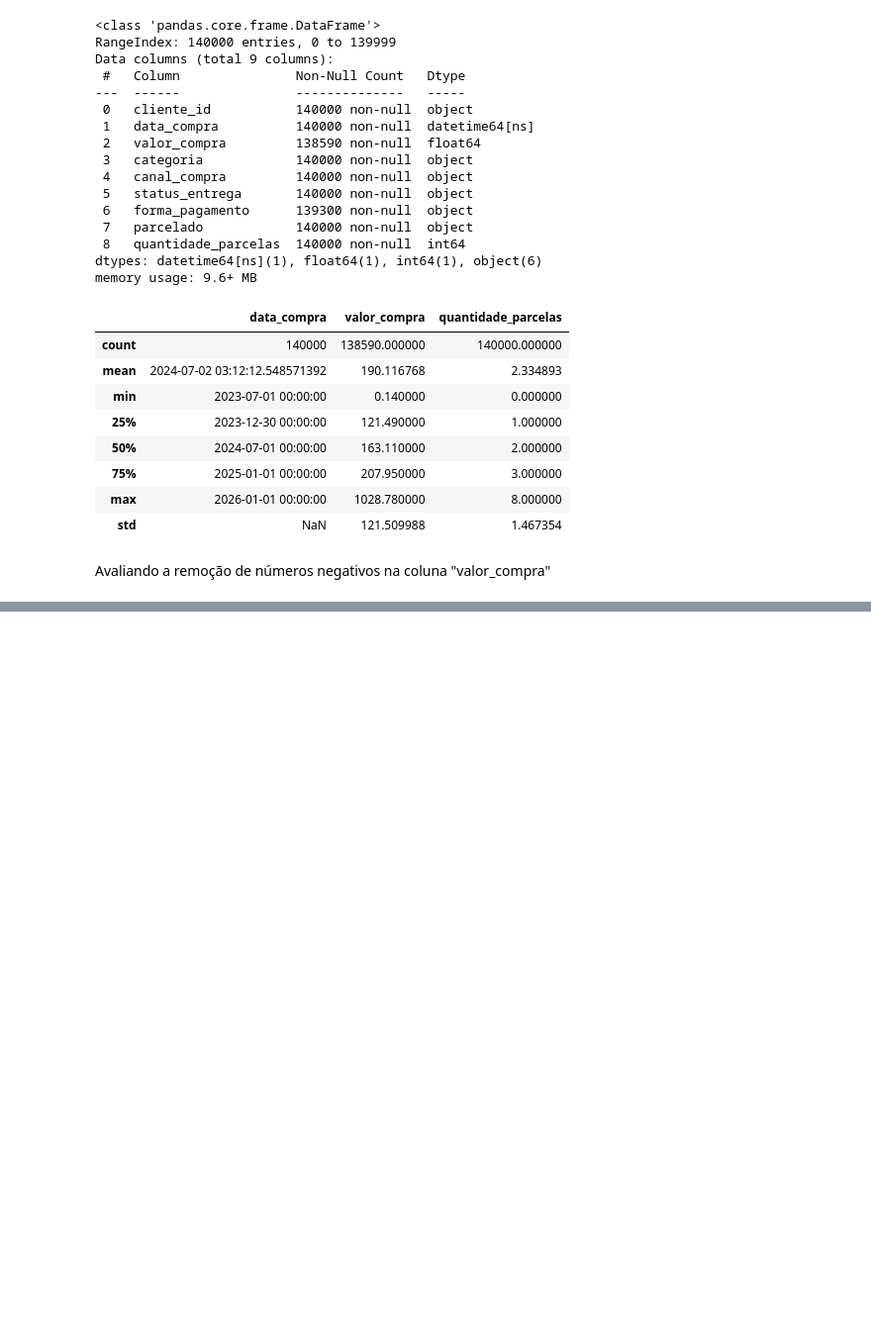
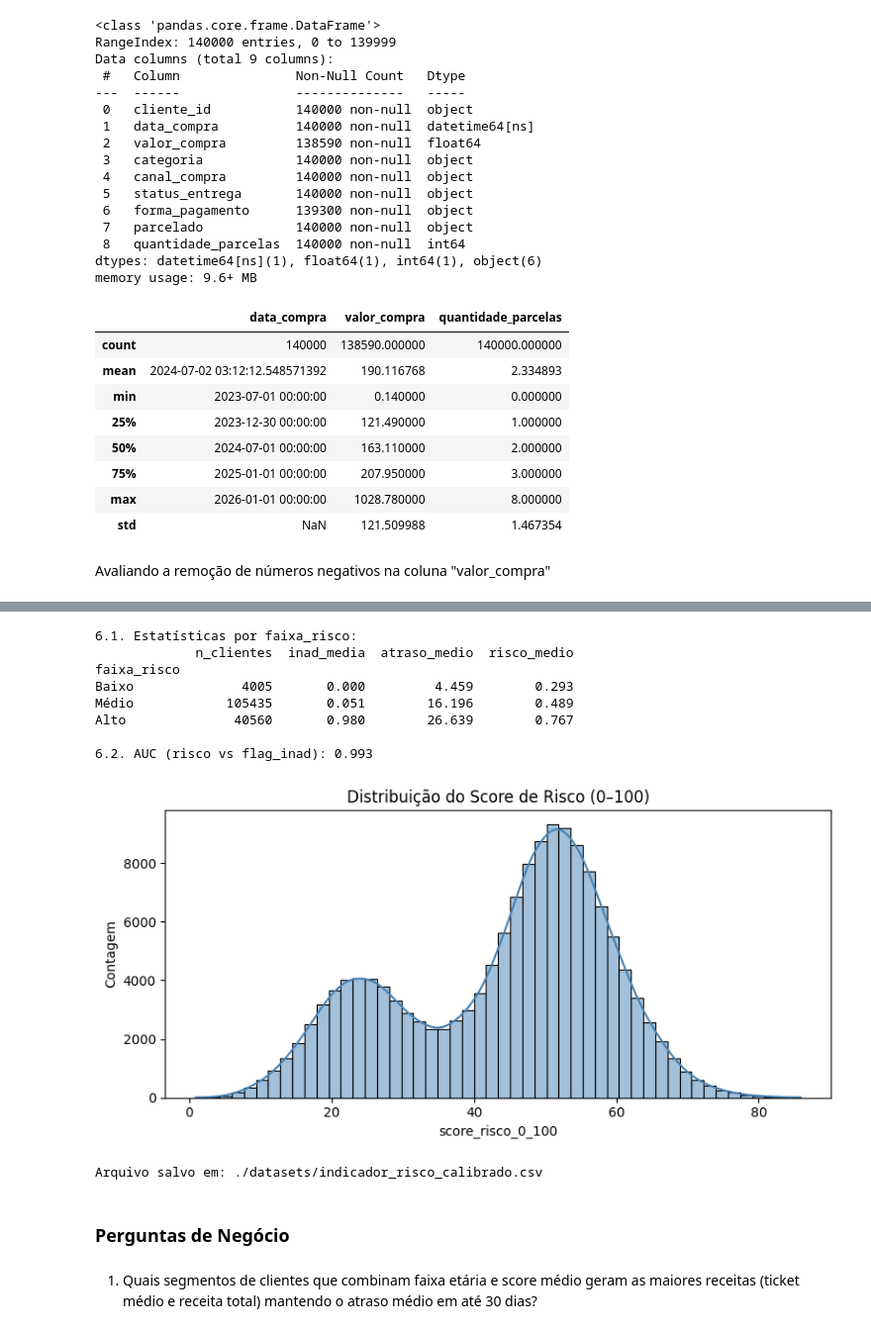
Before and after one commit to mairasantana/desafio-final-neurotech, a Jupyter notebook: analise_de_dados.ipynb, the cells around one changed output, grey strips where cells are left out. Shown at 99% size. Drawn from its saved outputs; the diff is of its cells as text; code cells hidden in the pictures; blank space fills up the shorter version.

```diff
--- a/analise_de_dados.ipynb
+++ b/analise_de_dados.ipynb
@@ -1187,0 +1319,54 @@ Avaliando a remoção de números negativos na coluna "valor_compra"
+# %%
+# 6. Validar divisão por faixa_risco
+from sklearn.metrics import roc_auc_score
+
+# 6.1 Estatísticas descritivas por faixa de risco
+group_stats = (
+    base
+    .groupby('faixa_risco')
+    .agg(
+        n_clientes   = ('cliente_id', 'count'),
+        inad_media   = ('flag_inad',   'mean'),
+        atraso_medio = ('max_atraso',  'mean'),
+        risco_medio  = ('risco',       'mean')
+    )
+    .round(3)
+)
+print("\n6.1. Estatísticas por faixa_risco:")
+print(group_stats)
+
+# 6.2 AUC do indicador de risco para prever inadimplência
+auc = roc_auc_score(base['flag_inad'], base['risco'])
+print(f"\n6.2. AUC (risco vs flag_inad): {auc:.3f}")
+
+# 7. Gerar score de risco em escala 0–100
+base['score_risco_0_100'] = ((1 - base['risco']) * 100).round(2)
+
+# 8. Plotar distribuição do novo score
+plt.figure(figsize=(8,4))
+sns.histplot(base['score_risco_0_100'], bins=50, kde=True, color='steelblue')
+plt.title('Distribuição do Score de Risco (0–100)')
+plt.xlabel('score_risco_0_100')
+plt.ylabel('Contagem')
+plt.tight_layout()
+plt.show()
+
+# 9. Exportar CSV final calibrado
+output_path = './datasets/indicador_risco_calibrado.csv'
+base.to_csv(output_path, index=False)
+print(f"\nArquivo salvo em: {output_path}")
+# %% [output]
+6.1. Estatísticas por faixa_risco:
+             n_clientes  inad_media  atraso_medio  risco_medio
+faixa_risco
+Baixo              4005       0.000         4.459        0.293
+Médio            105435       0.051        16.196        0.489
+Alto              40560       0.980        26.639        0.767
+
+6.2. AUC (risco vs flag_inad): 0.993
+[figure, added]
+Arquivo salvo em: ./datasets/indicador_risco_calibrado.csv
+# %% [markdown]
+### Perguntas de Negócio
+# %% [markdown]
+1) Quais segmentos de clientes que combinam faixa etária e score médio geram as maiores receitas (ticket médio e receita total) mantendo o atraso médio em até 30 dias?
```
Also changed, not shown: parts of 19 cells of this notebook.
